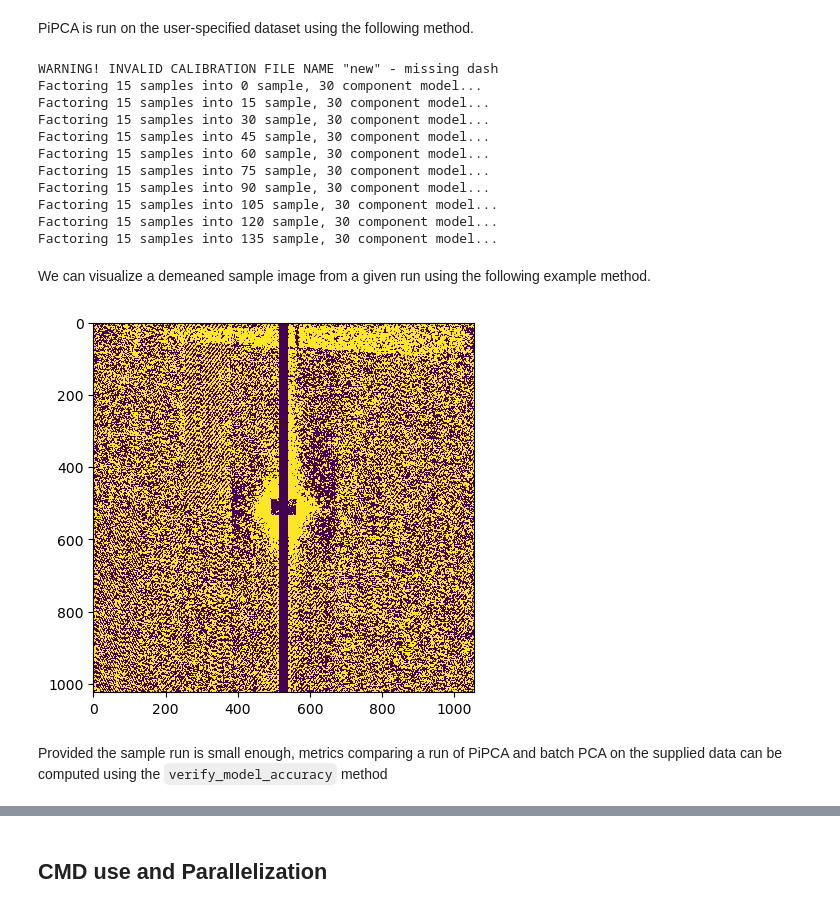
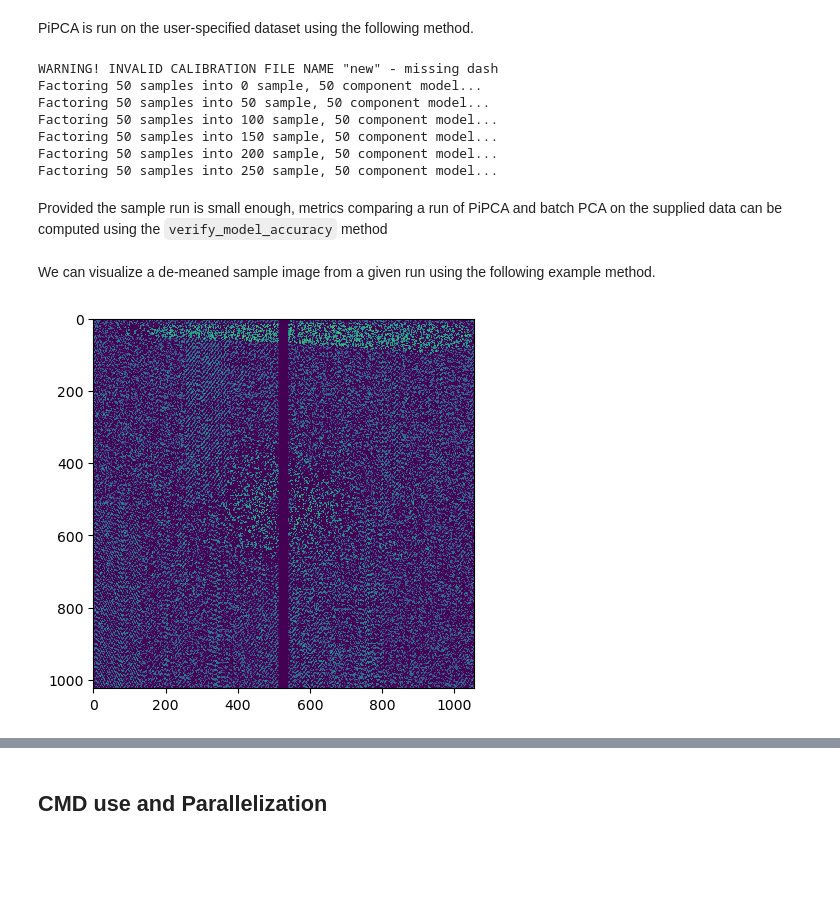
Before and after one commit to slac-lcls/btx, a Jupyter notebook: tutorial/notebooks/demo.ipynb, the cells around one changed output, grey strips where cells are left out. Drawn from its saved outputs; the diff is of its cells as text; code cells hidden in the pictures; blank space fills up the shorter version.

```diff
--- a/tutorial/notebooks/demo.ipynb
+++ b/tutorial/notebooks/demo.ipynb
@@ -23,10 +23,10 @@ exp = 'amo06516' # experiment name
 run = 90 #run number
 det_type = 'pnccdFront' # detector name, e.g epix10k2M or jungfrau4M
 
-q = 30 # number of principal components to compute and maintain
-n = 150 # total number of images to be incorporated into model
-m = 15 # size of image batch incorporated in each model update
-start_offset = 100 # run index of first image to be incorporated into iPCA model
+q = 50 # number of principal components to compute and maintain
+n = 300 # total number of images to be incorporated into model
+m = 50 # size of image batch incorporated in each model update
+start_offset = 600 # run index of first image to be incorporated into iPCA model
 # %% [markdown]
 With a set of example parameters supplied we now instantiate our PiPCA instance.
 # %%
@@ -47,13 +47,11 @@ PiPCA is run on the user-specified dataset using the following method.
 ipca.run_ipca()
 # %% [output]
 WARNING! INVALID CALIBRATION FILE NAME "new" - missing dash
-Factoring 15 samples into 0 sample, 30 component model...
-Factoring 15 samples into 15 sample, 30 component model...
-Factoring 15 samples into 30 sample, 30 component model...
-Factoring 15 samples into 45 sample, 30 component model...
-Factoring 15 samples into 60 sample, 30 component model...
-Factoring 15 samples into 75 sample, 30 component model...
-Factoring 15 samples into 90 sample, 30 component model...
-Factoring 15 samples into 105 sample, 30 component model...
-Factoring 15 samples into 120 sample, 30 component model...
-Factoring 15 samples into 135 sample, 30 component model...
+Factoring 50 samples into 0 sample, 50 component model...
+Factoring 50 samples into 50 sample, 50 component model...
+Factoring 50 samples into 100 sample, 50 component model...
+Factoring 50 samples into 150 sample, 50 component model...
+Factoring 50 samples into 200 sample, 50 component model...
+Factoring 50 samples into 250 sample, 50 component model...
+# %% [markdown]
+Provided the sample run is small enough, metrics comparing a run of PiPCA and batch PCA on the supplied data can be computed using the `verify_model_accuracy` method
@@ -60,5 +60,5 @@ Factoring 15 samples into 135 sample, 30 component model...
 # %% [markdown]
-We can visualize a demeaned sample image from a given run using the following example method.
+We can visualize a de-meaned sample image from a given run using the following example method.
 # %%
 def display_image(idx):
 
@@ -79,11 +79,9 @@ def display_image(idx):
 
     vmin = np.min(img.flatten())
     vmax = np.max(img.flatten())
-    ax.imshow(img, norm=colors.SymLogNorm(linthresh=1., linscale=1., vmin=0., vmax=.0001))
+    ax.imshow(img, norm=colors.SymLogNorm(linthresh=1., linscale=1., vmin=0., vmax=vmax))
     plt.show()
 # %%
-display_image(600)
+display_image(start_offset)
 # %% [output]
-[figure, old version]
+[figure, new version]
-# %% [markdown]
-Provided the sample run is small enough, metrics comparing a run of PiPCA and batch PCA on the supplied data can be computed using the `verify_model_accuracy` method
```
Also changed, not shown: parts of 16 cells of this notebook.
